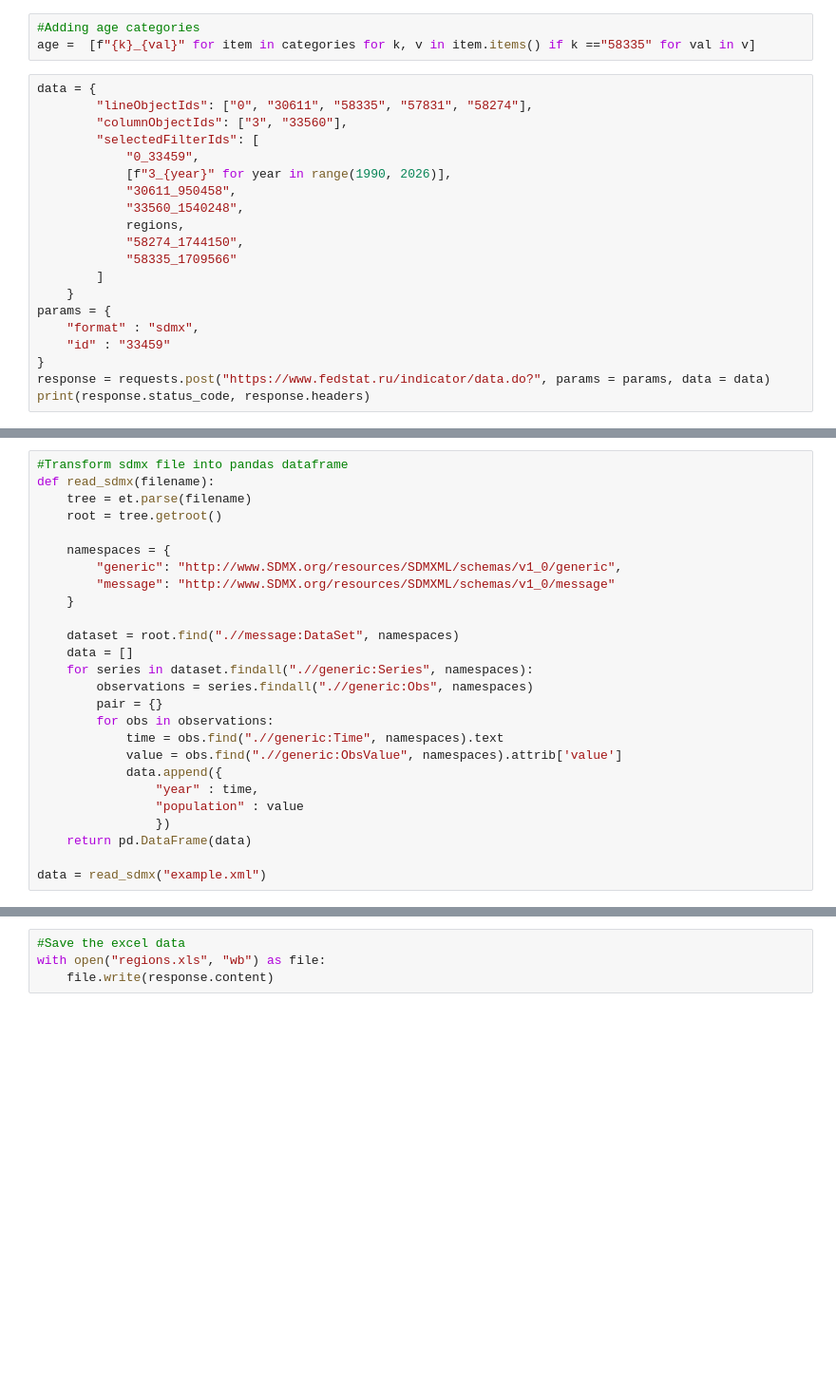
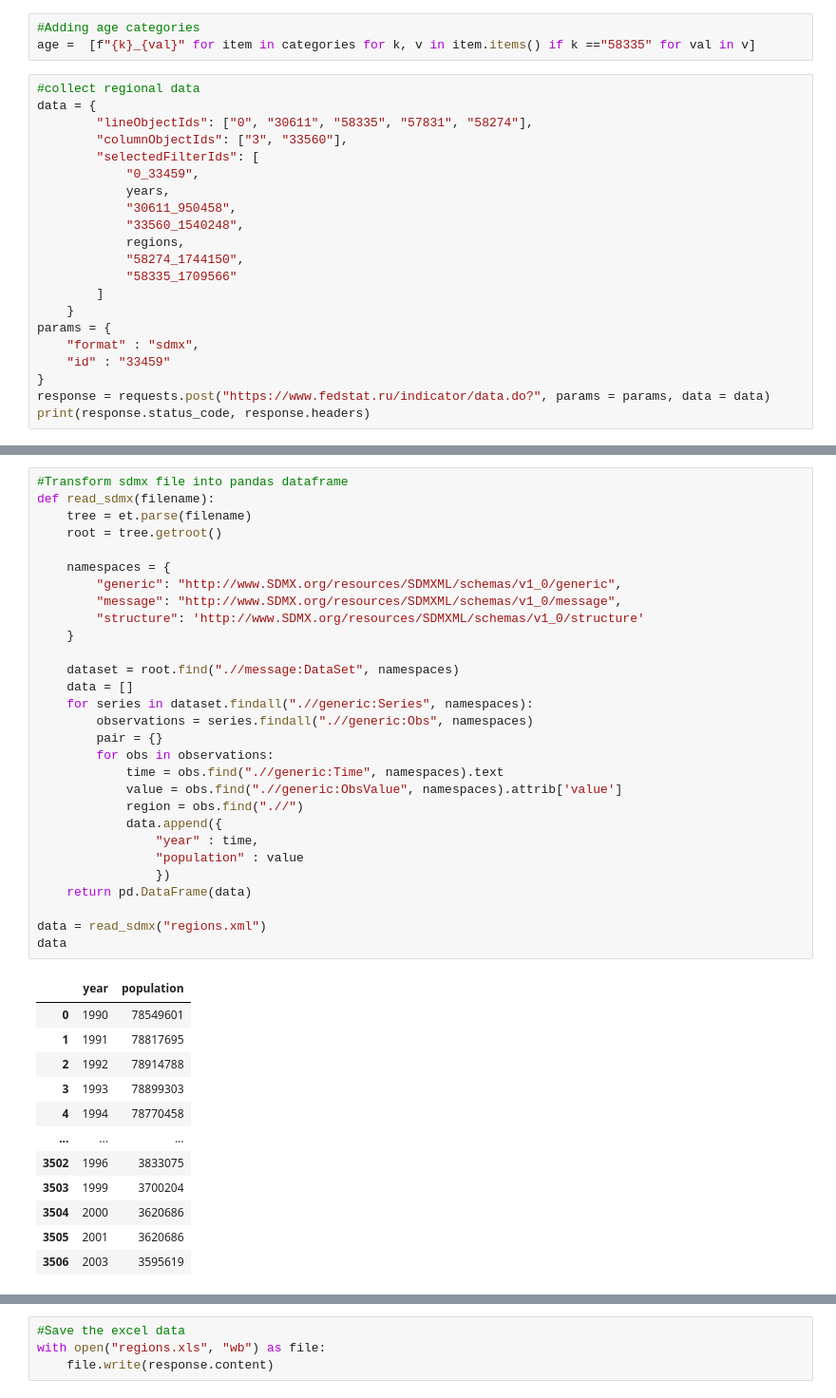
Before and after one commit to Derniska/fedstatt_parser, a Jupyter notebook: indicators.ipynb, the cells around one changed output, grey strips where cells are left out. Shown at 95% size. Cells and saved outputs as stored; diff of their text form; blank space fills up the shorter version.

```diff
--- a/indicators.ipynb
+++ b/indicators.ipynb
@@ -94,12 +96,13 @@ settlement_type
 #Adding age categories
 age =  [f"{k}_{val}" for item in categories for k, v in item.items() if k =="58335" for val in v]
 # %%
+#collect regional data
 data = {
         "lineObjectIds": ["0", "30611", "58335", "57831", "58274"],
         "columnObjectIds": ["3", "33560"],
         "selectedFilterIds": [
             "0_33459",
-            [f"3_{year}" for year in range(1990, 2026)],
+            years,
             "30611_950458",
             "33560_1540248",
             regions,
@@ -122,26 +125,42 @@ with open("example.xml", "wb") as file:
 # %%
 #Transform sdmx file into pandas dataframe
 def read_sdmx(filename):
     tree = et.parse(filename)
     root = tree.getroot()
 
     namespaces = {
         "generic": "http://www.SDMX.org/resources/SDMXML/schemas/v1_0/generic",
-        "message": "http://www.SDMX.org/resources/SDMXML/schemas/v1_0/message"
+        "message": "http://www.SDMX.org/resources/SDMXML/schemas/v1_0/message",
+        "structure": 'http://www.SDMX.org/resources/SDMXML/schemas/v1_0/structure'
     }
 
     dataset = root.find(".//message:DataSet", namespaces)
     data = []
     for series in dataset.findall(".//generic:Series", namespaces):
         observations = series.findall(".//generic:Obs", namespaces)
         pair = {}
         for obs in observations:
             time = obs.find(".//generic:Time", namespaces).text
             value = obs.find(".//generic:ObsValue", namespaces).attrib['value']
+            region = obs.find(".//")
             data.append({
                 "year" : time,
                 "population" : value
                 })
     return pd.DataFrame(data)
 
-data = read_sdmx("example.xml")
+data = read_sdmx("regions.xml")
+data
+# %% [output]
+|  | year | population |
+| 0 | 1990 | 78549601 |
+| 1 | 1991 | 78817695 |
+| 2 | 1992 | 78914788 |
+| 3 | 1993 | 78899303 |
+| 4 | 1994 | 78770458 |
+| ... | ... | ... |
+| 3502 | 1996 | 3833075 |
+| 3503 | 1999 | 3700204 |
+| 3504 | 2000 | 3620686 |
+| 3505 | 2001 | 3620686 |
+| 3506 | 2003 | 3595619 |
```
Also changed, not shown: parts of 11 cells of this notebook.
